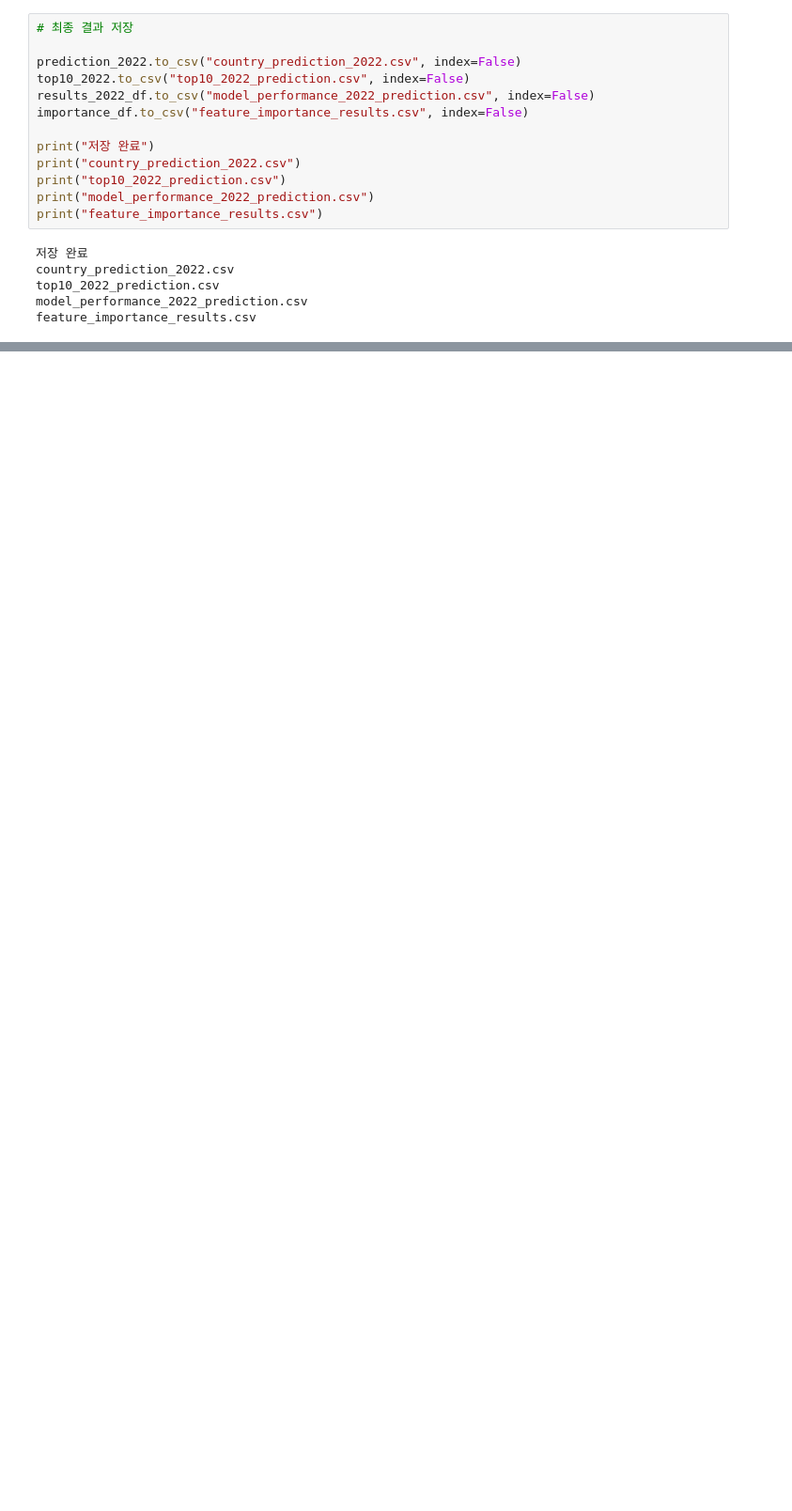
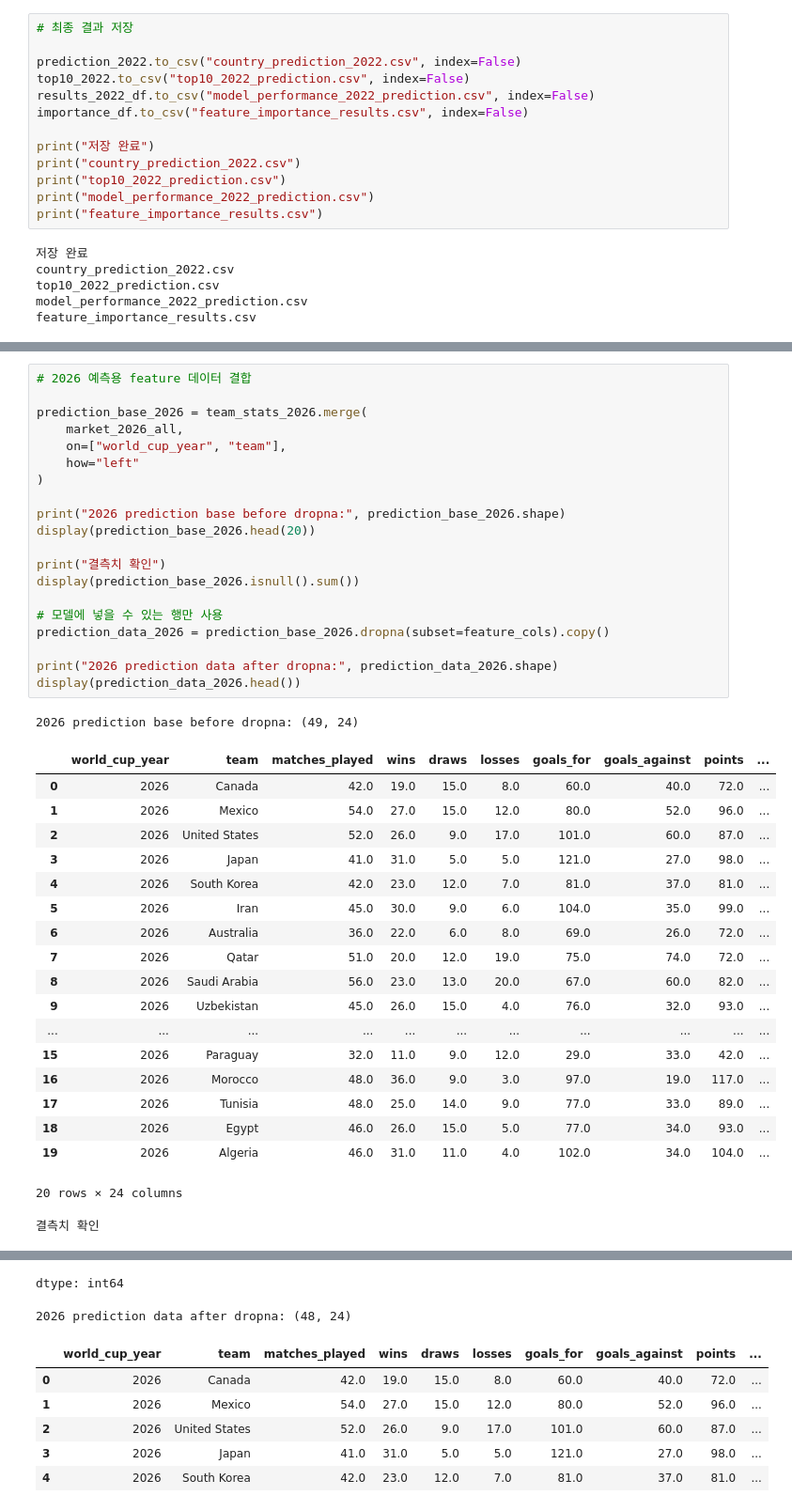
Before and after one commit to seop-byte/worldcup-2026-winner-prediction, a Jupyter notebook: worldcup_2026_prediction.ipynb, the cells around one changed output, grey strips where cells are left out. Shown at 94% size. Drawn from its saved outputs; the diff is of its cells as text; blank space fills up the shorter version.

```diff
--- a/worldcup_2026_prediction.ipynb
+++ b/worldcup_2026_prediction.ipynb
@@ -1523,0 +1944,41 @@ files.download("feature_importance_results.csv")
+# %%
+# 2026 예측용 feature 데이터 결합
+
+prediction_base_2026 = team_stats_2026.merge(
+    market_2026_all,
+    on=["world_cup_year", "team"],
+    how="left"
+)
+
+print("2026 prediction base before dropna:", prediction_base_2026.shape)
+display(prediction_base_2026.head(20))
+
+print("결측치 확인")
+display(prediction_base_2026.isnull().sum())
+
+# 모델에 넣을 수 있는 행만 사용
+prediction_data_2026 = prediction_base_2026.dropna(subset=feature_cols).copy()
+
+print("2026 prediction data after dropna:", prediction_data_2026.shape)
+display(prediction_data_2026.head())
+# %% [output]
+2026 prediction base before dropna: (49, 24)
+|  | world_cup_year | team | matches_played | wins | draws | losses | goals_for | goals_against | points | ... |
+| 0 | 2026 | Canada | 42.0 | 19.0 | 15.0 | 8.0 | 60.0 | 40.0 | 72.0 | ... |
+| 1 | 2026 | Mexico | 54.0 | 27.0 | 15.0 | 12.0 | 80.0 | 52.0 | 96.0 | ... |
+| 2 | 2026 | United States | 52.0 | 26.0 | 9.0 | 17.0 | 101.0 | 60.0 | 87.0 | ... |
+| 3 | 2026 | Japan | 41.0 | 31.0 | 5.0 | 5.0 | 121.0 | 27.0 | 98.0 | ... |
+| 4 | 2026 | South Korea | 42.0 | 23.0 | 12.0 | 7.0 | 81.0 | 37.0 | 81.0 | ... |
+| 5 | 2026 | Iran | 45.0 | 30.0 | 9.0 | 6.0 | 104.0 | 35.0 | 99.0 | ... |
+| 6 | 2026 | Australia | 36.0 | 22.0 | 6.0 | 8.0 | 69.0 | 26.0 | 72.0 | ... |
+| 7 | 2026 | Qatar | 51.0 | 20.0 | 12.0 | 19.0 | 75.0 | 74.0 | 72.0 | ... |
+| 8 | 2026 | Saudi Arabia | 56.0 | 23.0 | 13.0 | 20.0 | 67.0 | 60.0 | 82.0 | ... |
+| 9 | 2026 | Uzbekistan | 45.0 | 26.0 | 15.0 | 4.0 | 76.0 | 32.0 | 93.0 | ... |
+| ... | ... | ... | ... | ... | ... | ... | ... | ... | ... | ... |
+| 15 | 2026 | Paraguay | 32.0 | 11.0 | 9.0 | 12.0 | 29.0 | 33.0 | 42.0 | ... |
+| 16 | 2026 | Morocco | 48.0 | 36.0 | 9.0 | 3.0 | 97.0 | 19.0 | 117.0 | ... |
+| 17 | 2026 | Tunisia | 48.0 | 25.0 | 14.0 | 9.0 | 77.0 | 33.0 | 89.0 | ... |
+| 18 | 2026 | Egypt | 46.0 | 26.0 | 15.0 | 5.0 | 77.0 | 34.0 | 93.0 | ... |
+| 19 | 2026 | Algeria | 46.0 | 31.0 | 11.0 | 4.0 | 102.0 | 34.0 | 104.0 | ... |
+20 rows × 24 columns
+결측치 확인
@@ -1523,0 +2002,8 @@ files.download("feature_importance_results.csv")
+dtype: int64
+2026 prediction data after dropna: (48, 24)
+|  | world_cup_year | team | matches_played | wins | draws | losses | goals_for | goals_against | points | ... |
+| 0 | 2026 | Canada | 42.0 | 19.0 | 15.0 | 8.0 | 60.0 | 40.0 | 72.0 | ... |
+| 1 | 2026 | Mexico | 54.0 | 27.0 | 15.0 | 12.0 | 80.0 | 52.0 | 96.0 | ... |
+| 2 | 2026 | United States | 52.0 | 26.0 | 9.0 | 17.0 | 101.0 | 60.0 | 87.0 | ... |
+| 3 | 2026 | Japan | 41.0 | 31.0 | 5.0 | 5.0 | 121.0 | 27.0 | 98.0 | ... |
+| 4 | 2026 | South Korea | 42.0 | 23.0 | 12.0 | 7.0 | 81.0 | 37.0 | 81.0 | ... |
```
Also changed, not shown: parts of 12 cells of this notebook.
